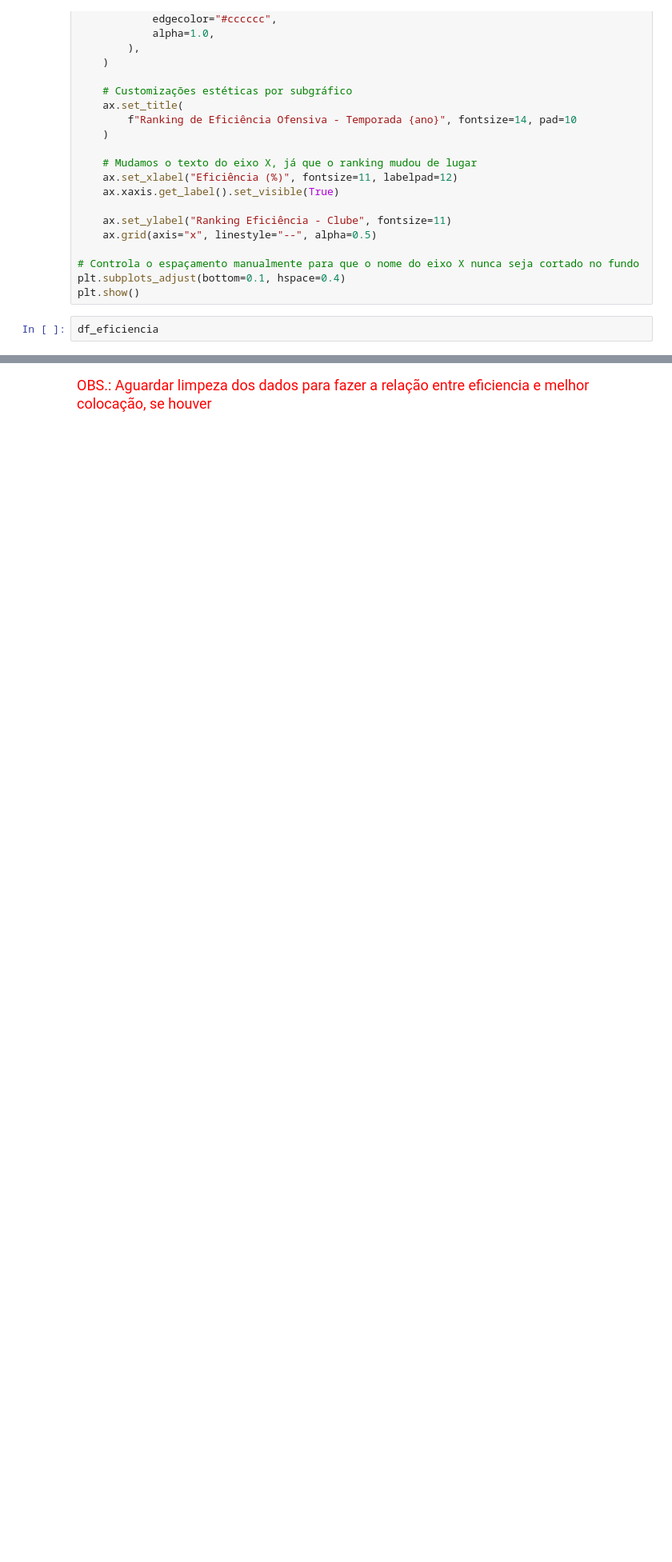
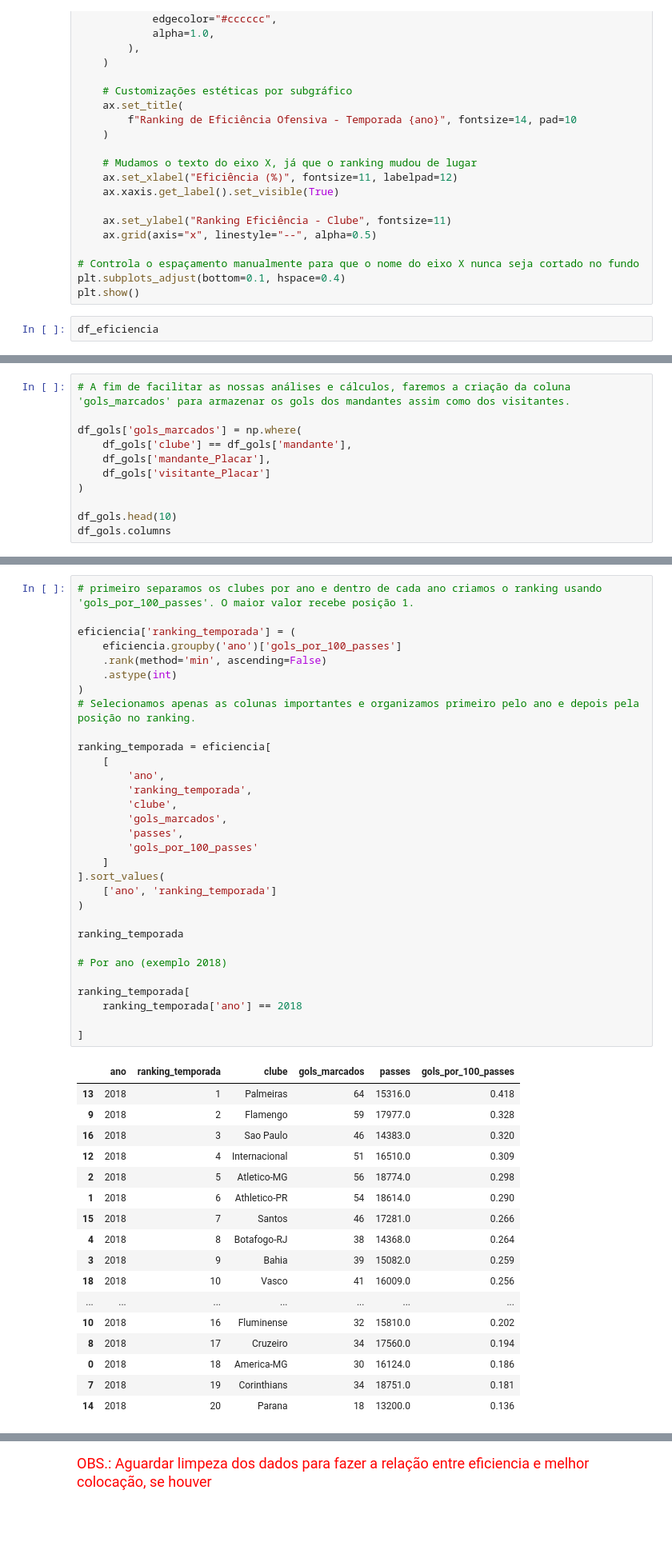
Before and after one commit to CharleneSantos/Caixaverso-FC5, a Jupyter notebook: notebooks/analises.ipynb, the cells around one changed output, grey strips where cells are left out. Shown at 80% size. Drawn from its saved outputs; the diff is of its cells as text; blank space fills up the shorter version.

```diff
--- a/notebooks/analises.ipynb
+++ b/notebooks/analises.ipynb
@@ -918,0 +1067,11 @@ df_eficiencia
+# %%
+# A fim de facilitar as nossas análises e cálculos, faremos a criação da coluna 'gols_marcados' para armazenar os gols dos mandantes assim como dos visitantes.
+
+df_gols['gols_marcados'] = np.where(
+    df_gols['clube'] == df_gols['mandante'],
+    df_gols['mandante_Placar'],
+    df_gols['visitante_Placar']
+)
+
+df_gols.head(10)
+df_gols.columns
@@ -918,0 +1219,49 @@ df_eficiencia
+# %%
+# primeiro separamos os clubes por ano e dentro de cada ano criamos o ranking usando 'gols_por_100_passes'. O maior valor recebe posição 1.
+
+eficiencia['ranking_temporada'] = (
+    eficiencia.groupby('ano')['gols_por_100_passes']
+    .rank(method='min', ascending=False)
+    .astype(int)
+)
+# Selecionamos apenas as colunas importantes e organizamos primeiro pelo ano e depois pela posição no ranking.
+
+ranking_temporada = eficiencia[
+    [
+        'ano',
+        'ranking_temporada',
+        'clube',
+        'gols_marcados',
+        'passes',
+        'gols_por_100_passes'
+    ]
+].sort_values(
+    ['ano', 'ranking_temporada']
+)
+
+ranking_temporada
+
+# Por ano (exemplo 2018)
+
+ranking_temporada[
+    ranking_temporada['ano'] == 2018
+
+]
+# %% [output]
+|  | ano | ranking_temporada | clube | gols_marcados | passes | gols_por_100_passes |
+| 13 | 2018 | 1 | Palmeiras | 64 | 15316.0 | 0.418 |
+| 9 | 2018 | 2 | Flamengo | 59 | 17977.0 | 0.328 |
+| 16 | 2018 | 3 | Sao Paulo | 46 | 14383.0 | 0.320 |
+| 12 | 2018 | 4 | Internacional | 51 | 16510.0 | 0.309 |
+| 2 | 2018 | 5 | Atletico-MG | 56 | 18774.0 | 0.298 |
+| 1 | 2018 | 6 | Athletico-PR | 54 | 18614.0 | 0.290 |
+| 15 | 2018 | 7 | Santos | 46 | 17281.0 | 0.266 |
+| 4 | 2018 | 8 | Botafogo-RJ | 38 | 14368.0 | 0.264 |
+| 3 | 2018 | 9 | Bahia | 39 | 15082.0 | 0.259 |
+| 18 | 2018 | 10 | Vasco | 41 | 16009.0 | 0.256 |
+| ... | ... | ... | ... | ... | ... | ... |
+| 10 | 2018 | 16 | Fluminense | 32 | 15810.0 | 0.202 |
+| 8 | 2018 | 17 | Cruzeiro | 34 | 17560.0 | 0.194 |
+| 0 | 2018 | 18 | America-MG | 30 | 16124.0 | 0.186 |
+| 7 | 2018 | 19 | Corinthians | 34 | 18751.0 | 0.181 |
+| 14 | 2018 | 20 | Parana | 18 | 13200.0 | 0.136 |
```
Also changed, not shown: parts of 63 cells of this notebook.
